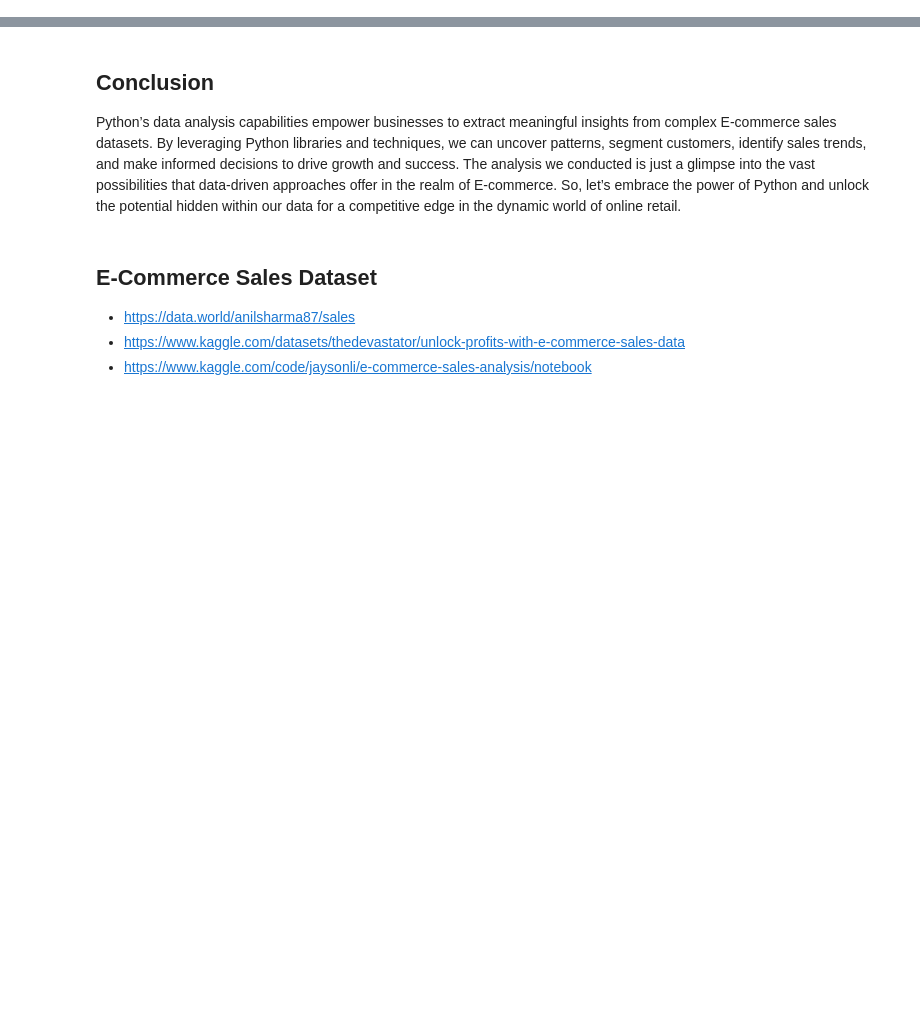
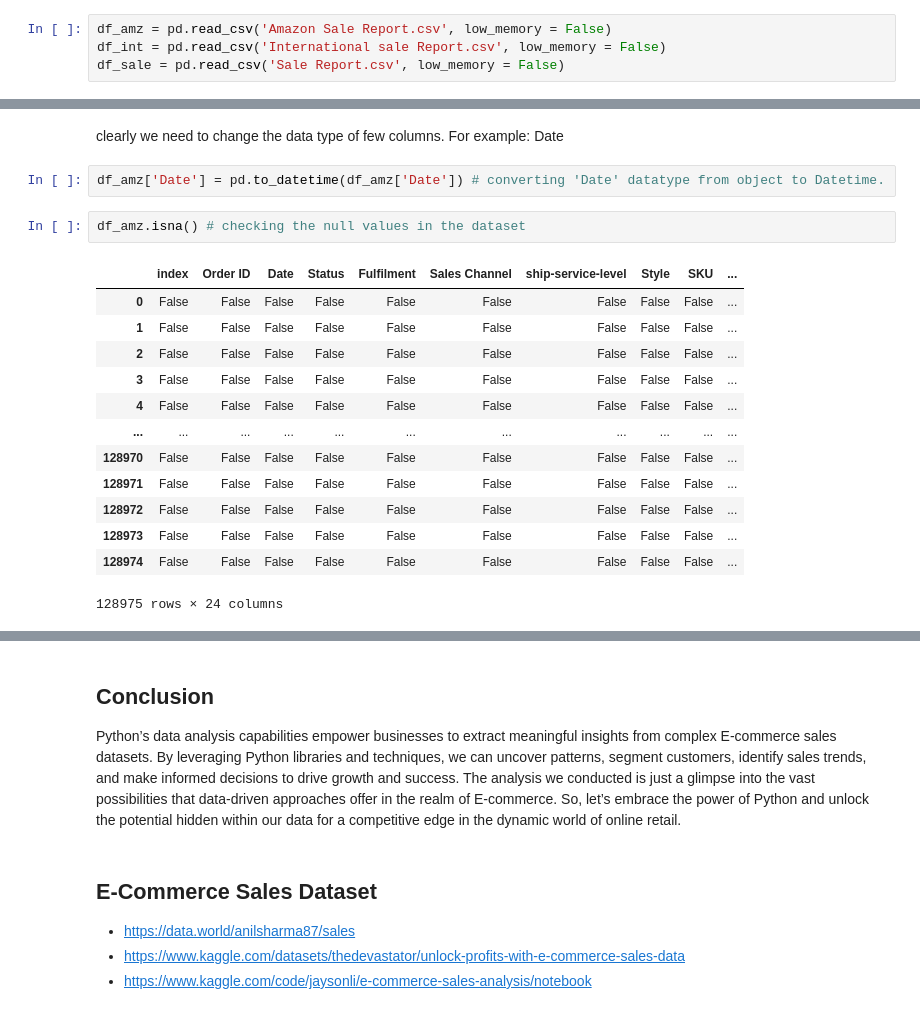
Before and after one commit to arunp77/Data-analysis-projects, a Jupyter notebook: E-commerce/ecommerce-data-analysis.ipynb, the cells around one changed output, grey strips where cells are left out. Cells and saved outputs as stored; diff of their text form; blank space fills up the shorter version.

Commit message:
Data files updated

```diff
--- a/E-commerce/ecommerce-data-analysis.ipynb
+++ b/E-commerce/ecommerce-data-analysis.ipynb
@@ -48,0 +87,4 @@ Insights and Recommendations: Upon completing our data analysis, we uncover valu
+# %%
+df_amz = pd.read_csv('Amazon Sale Report.csv', low_memory = False)
+df_int = pd.read_csv('International sale Report.csv', low_memory = False)
+df_sale = pd.read_csv('Sale Report.csv', low_memory = False)
@@ -48,0 +125,20 @@ Insights and Recommendations: Upon completing our data analysis, we uncover valu
+# %% [markdown]
+clearly we need to change the data type of few columns. For example: Date
+# %%
+df_amz['Date'] = pd.to_datetime(df_amz['Date']) # converting 'Date' datatype from object to Datetime.
+# %%
+df_amz.isna() # checking the null values in the dataset
+# %% [output]
+|  | index | Order ID | Date | Status | Fulfilment | Sales Channel | ship-service-level | Style | SKU | ... |
+| 0 | False | False | False | False | False | False | False | False | False | ... |
+| 1 | False | False | False | False | False | False | False | False | False | ... |
+| 2 | False | False | False | False | False | False | False | False | False | ... |
+| 3 | False | False | False | False | False | False | False | False | False | ... |
+| 4 | False | False | False | False | False | False | False | False | False | ... |
+| ... | ... | ... | ... | ... | ... | ... | ... | ... | ... | ... |
+| 128970 | False | False | False | False | False | False | False | False | False | ... |
+| 128971 | False | False | False | False | False | False | False | False | False | ... |
+| 128972 | False | False | False | False | False | False | False | False | False | ... |
+| 128973 | False | False | False | False | False | False | False | False | False | ... |
+| 128974 | False | False | False | False | False | False | False | False | False | ... |
+128975 rows × 24 columns
```
Also changed, not shown: parts of 11 cells of this notebook.
